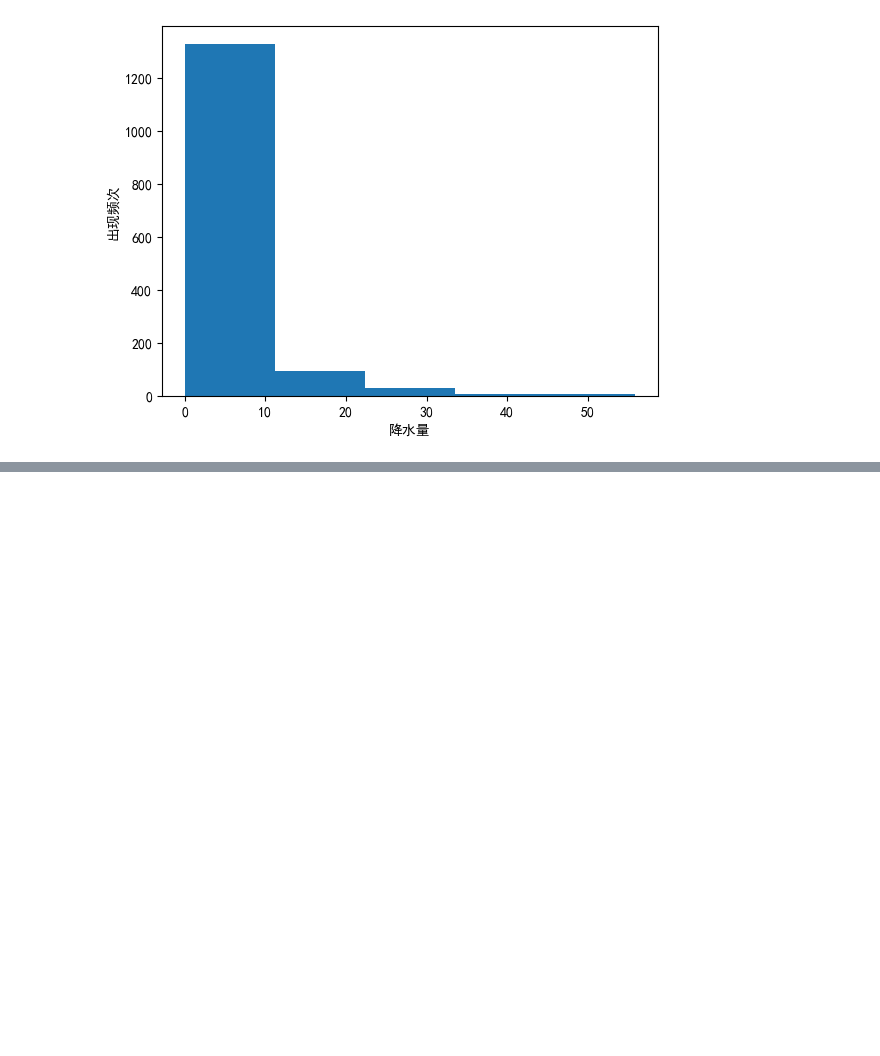
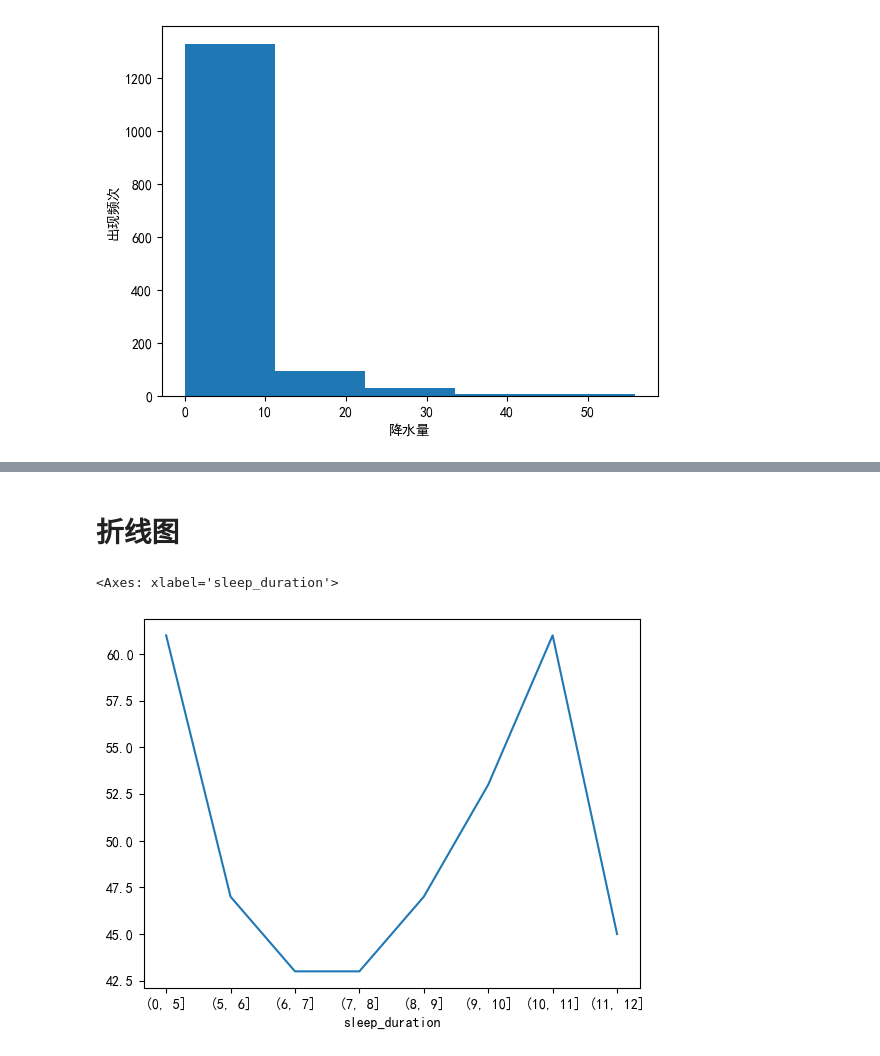
Before and after one commit to dabingbigice/math_code, a Jupyter notebook: lab/画图.ipynb, the cells around one changed output, grey strips where cells are left out. Cells and saved outputs as stored; diff of their text form; code cells hidden in the pictures; blank space fills up the shorter version.

```diff
--- a/lab/画图.ipynb
+++ b/lab/画图.ipynb
@@ -384,0 +472,7 @@ memory usage: 68.6+ KB
+# %% [markdown]
+# 折线图
+# %%
+pd.cut(df["sleep_duration"], [0, 5, 6, 7, 8, 9, 10, 11, 12]).value_counts().sort_index().plot()
+# %% [output]
+<Axes: xlabel='sleep_duration'>
+[figure, added]
```
Also changed, not shown: parts of 52 cells of this notebook, 1 other file.
